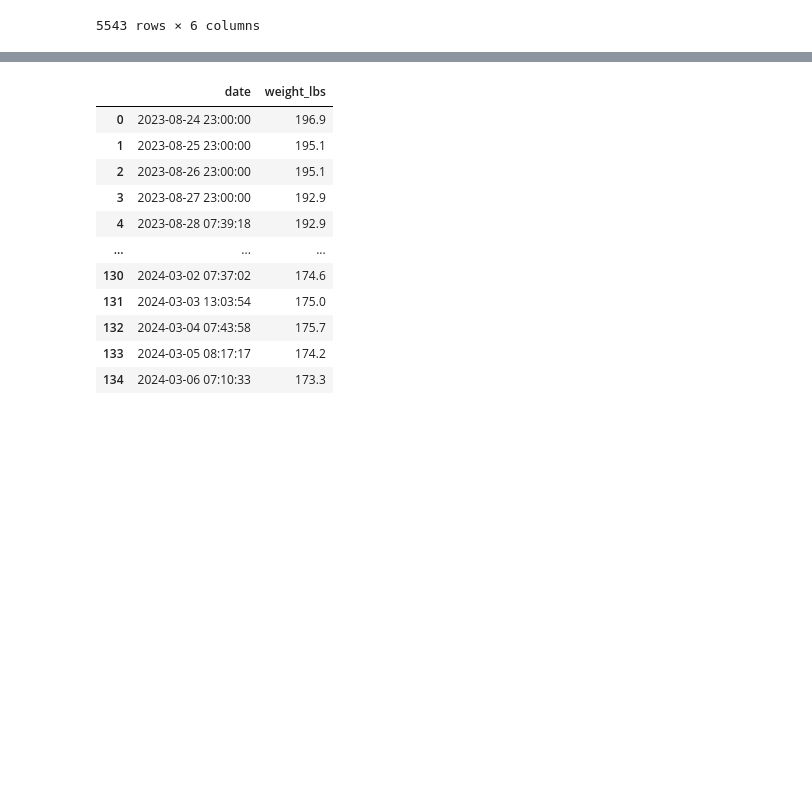
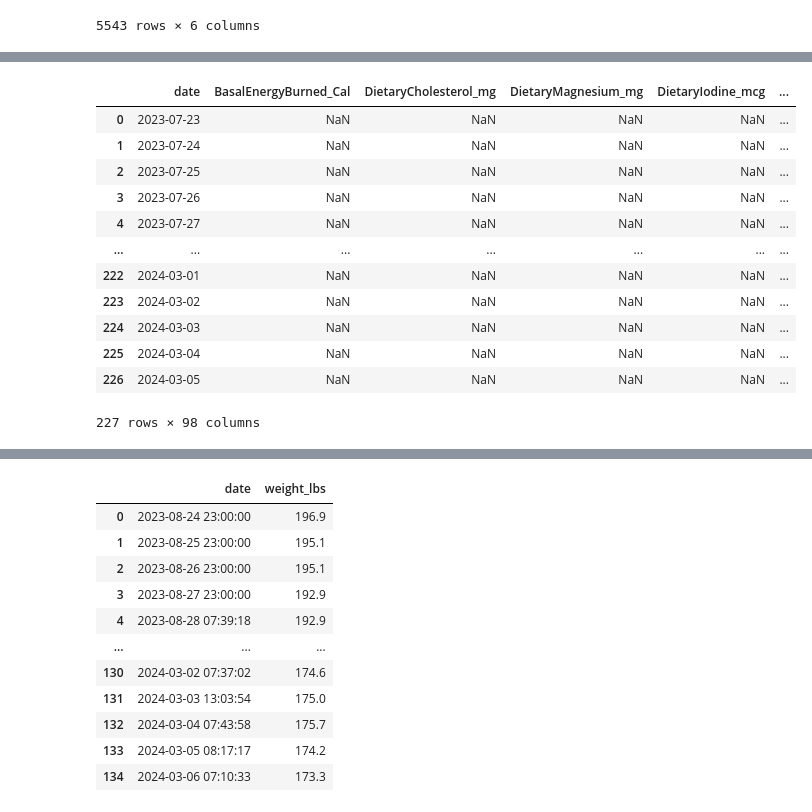
Before and after one commit to bennettandrewm/guess_my_weight, a Jupyter notebook: guess_my_weight.ipynb, the cells around one changed output, grey strips where cells are left out. Saved outputs shown, nothing was run; the diff lists cells and outputs as text; code cells hidden in the pictures; blank space fills up the shorter version.

Commit message:
first table arranged by date

```diff
--- a/guess_my_weight.ipynb
+++ b/guess_my_weight.ipynb
@@ -152,0 +155,5 @@ non_sleep_df
+# %%
+combined_df = pd.concat([quantity_df, non_sleep_df]).drop(['Unnamed: 0', 'creationDate', 'endDate'], axis = 1)
+combined_df = combined_df.sort_values('startDate')
+# %%
+combined_df['startDate'] = pd.to_datetime(combined_df['startDate']).dt.date
@@ -152,0 +163,39 @@ non_sleep_df
+# %%
+import numpy as np
+import datetime as dt
+
+#time/date Initializations
+startDate = combined_df.iloc[0,1]
+last_index = len(combined_df['startDate']) - 1
+lastdate = combined_df.iloc[last_index,1]
+
+#create date range utilizing timedelta function
+date_range = np.arange(startDate, lastdate, dt.timedelta(days=1)).astype(dt.date)
+
+#create new dataframe from data_range and convert date functions back to date time
+new_df = pd.DataFrame(date_range, columns = ['date'])
+new_df['date'] = pd.to_datetime(new_df['date']).apply(lambda x: x.date())
+# %%
+#let's create our new dataframe with the appropriate columns that we wish to see
+column_names = combined_df['type'].unique()
+for col in column_names:
+    if "/" not in col:
+        new_df[col]=np.nan
+    elif "/" in col:
+        col_num = [col+'_mean',col+'_min', col+'_max']
+        new_df[col_num]=np.nan
+new_df
+# %% [output]
+|  | date | BasalEnergyBurned_Cal | DietaryCholesterol_mg | DietaryMagnesium_mg | DietaryIodine_mcg | ... |
+| 0 | 2023-07-23 | NaN | NaN | NaN | NaN | ... |
+| 1 | 2023-07-24 | NaN | NaN | NaN | NaN | ... |
+| 2 | 2023-07-25 | NaN | NaN | NaN | NaN | ... |
+| 3 | 2023-07-26 | NaN | NaN | NaN | NaN | ... |
+| 4 | 2023-07-27 | NaN | NaN | NaN | NaN | ... |
+| ... | ... | ... | ... | ... | ... | ... |
+| 222 | 2024-03-01 | NaN | NaN | NaN | NaN | ... |
+| 223 | 2024-03-02 | NaN | NaN | NaN | NaN | ... |
+| 224 | 2024-03-03 | NaN | NaN | NaN | NaN | ... |
+| 225 | 2024-03-04 | NaN | NaN | NaN | NaN | ... |
+| 226 | 2024-03-05 | NaN | NaN | NaN | NaN | ... |
+227 rows × 98 columns
```
Also changed, not shown: parts of 11 cells of this notebook.
